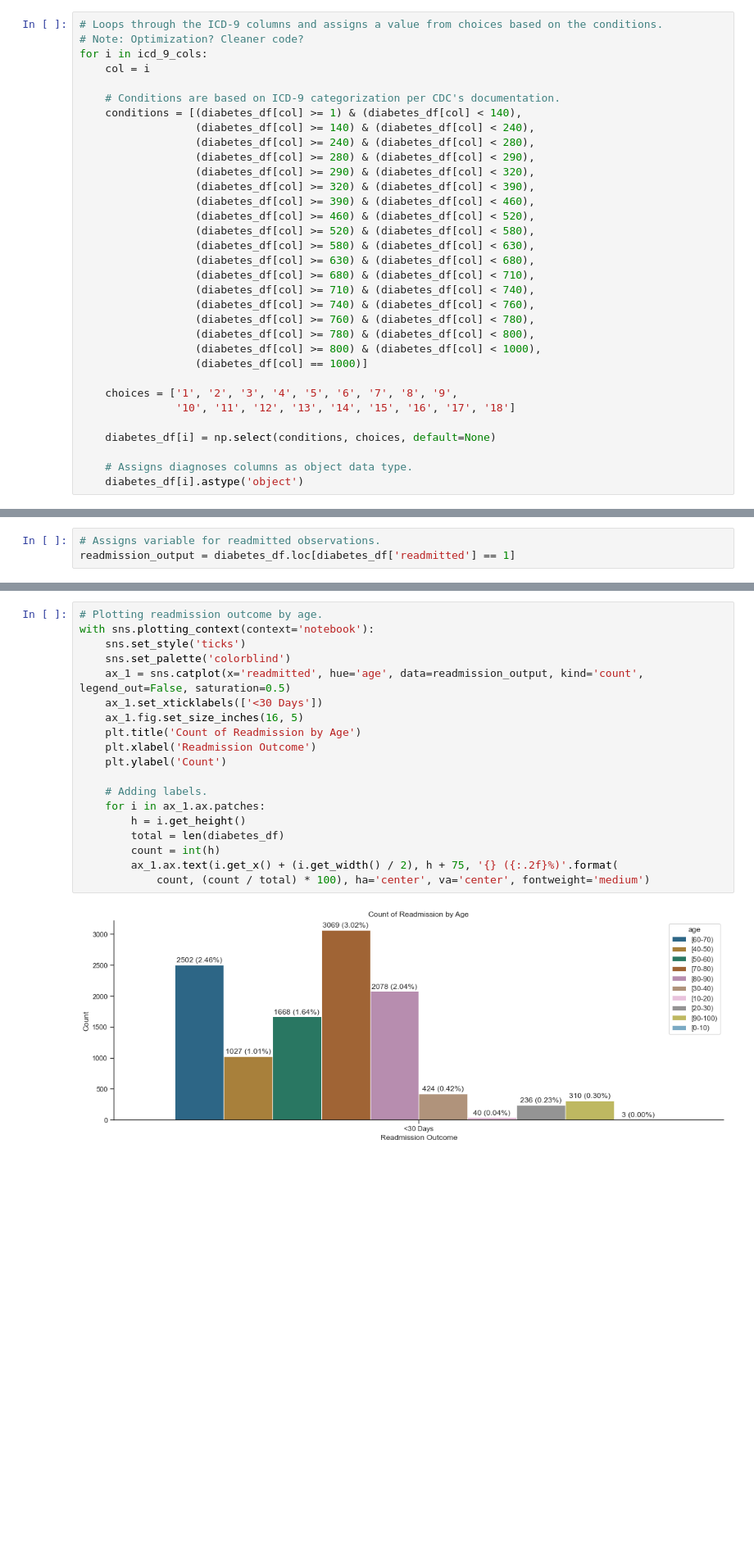
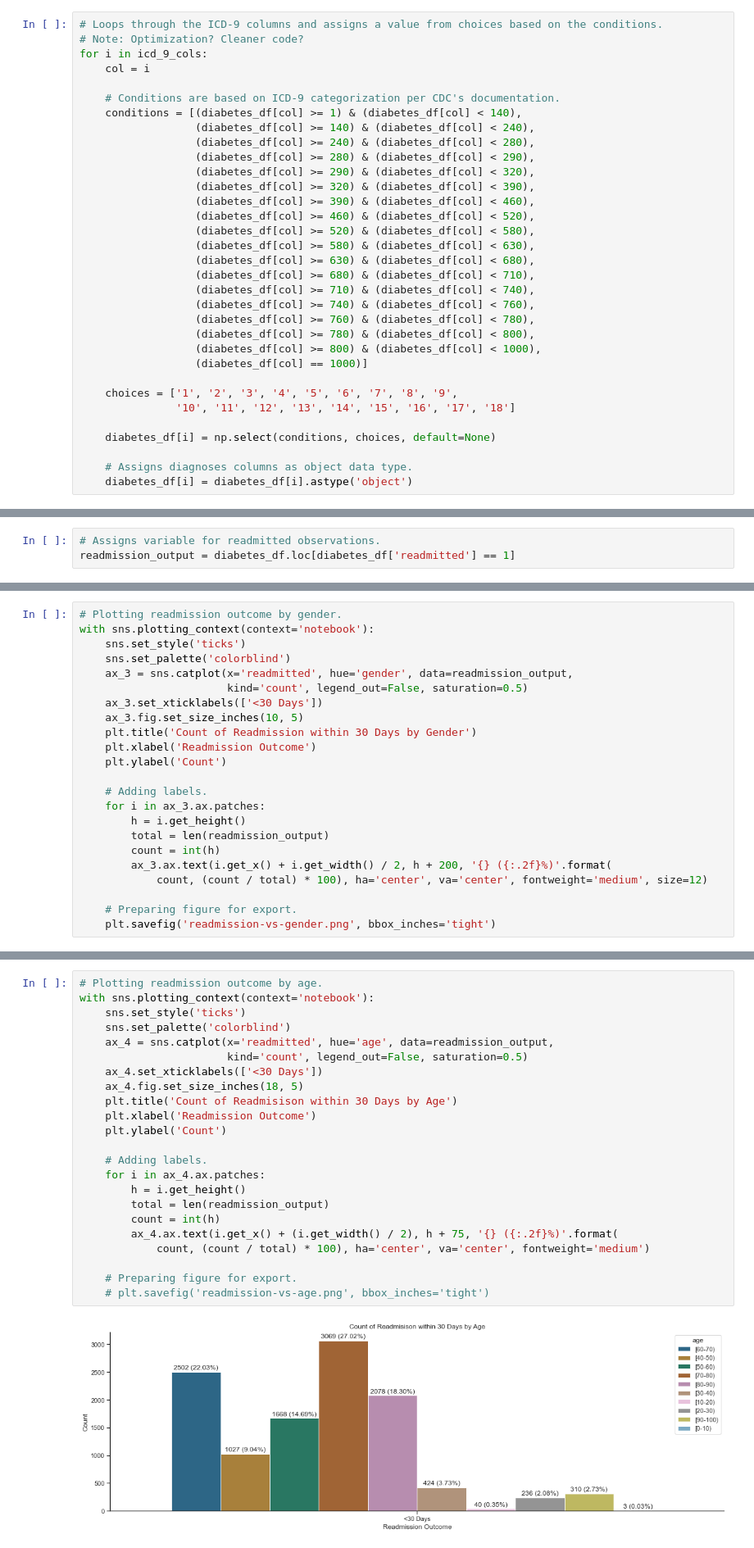
Before and after one commit to johncarloluna/diabetes-hospitaliozation, a Jupyter notebook: predicting-readmission.ipynb, the cells around one changed output, grey strips where cells are left out. Shown: that part at 82% size. Cells and saved outputs as stored; diff of their text form; blank space fills up the shorter version.

```diff
--- a/predicting-readmission.ipynb
+++ b/predicting-readmission.ipynb
@@ -246,7 +245,7 @@ for i in icd_9_cols:
     diabetes_df[i] = np.select(conditions, choices, default=None)
 
     # Assigns diagnoses columns as object data type.
-    diabetes_df[i].astype('object')
+    diabetes_df[i] = diabetes_df[i].astype('object')
 # %%
 # Dropping columns not useful for analysis. Maybe useful features for future analysis.
 diabetes_df = diabetes_df.drop(columns=['payer_code', 'medical_specialty'])
@@ -308,0 +322,23 @@ with sns.plotting_context(context='notebook'):
+# %%
+# Plotting readmission outcome by gender.
+with sns.plotting_context(context='notebook'):
+    sns.set_style('ticks')
+    sns.set_palette('colorblind')
+    ax_3 = sns.catplot(x='readmitted', hue='gender', data=readmission_output,
+                       kind='count', legend_out=False, saturation=0.5)
+    ax_3.set_xticklabels(['<30 Days'])
+    ax_3.fig.set_size_inches(10, 5)
+    plt.title('Count of Readmission within 30 Days by Gender')
+    plt.xlabel('Readmission Outcome')
+    plt.ylabel('Count')
+
+    # Adding labels.
+    for i in ax_3.ax.patches:
+        h = i.get_height()
+        total = len(readmission_output)
+        count = int(h)
+        ax_3.ax.text(i.get_x() + i.get_width() / 2, h + 200, '{} ({:.2f}%)'.format(
+            count, (count / total) * 100), ha='center', va='center', fontweight='medium', size=12)
+
+    # Preparing figure for export.
+    plt.savefig('readmission-vs-gender.png', bbox_inches='tight')
@@ -309,24 +347,28 @@ with sns.plotting_context(context='notebook'):
 # %%
 # Plotting readmission outcome by age.
 with sns.plotting_context(context='notebook'):
     sns.set_style('ticks')
     sns.set_palette('colorblind')
-    ax_1 = sns.catplot(x='readmitted', hue='age', data=readmission_output, kind='count', legend_out=False, saturation=0.5)
-    ax_1.set_xticklabels(['<30 Days'])
-    ax_1.fig.set_size_inches(16, 5)
-    plt.title('Count of Readmission by Age')
+    ax_4 = sns.catplot(x='readmitted', hue='age', data=readmission_output,
+                       kind='count', legend_out=False, saturation=0.5)
+    ax_4.set_xticklabels(['<30 Days'])
+    ax_4.fig.set_size_inches(18, 5)
+    plt.title('Count of Readmisison within 30 Days by Age')
     plt.xlabel('Readmission Outcome')
     plt.ylabel('Count')
 
     # Adding labels.
-    for i in ax_1.ax.patches:
+    for i in ax_4.ax.patches:
         h = i.get_height()
-        total = len(diabetes_df)
+        total = len(readmission_output)
         count = int(h)
-        ax_1.ax.text(i.get_x() + (i.get_width() / 2), h + 75, '{} ({:.2f}%)'.format(
+        ax_4.ax.text(i.get_x() + (i.get_width() / 2), h + 75, '{} ({:.2f}%)'.format(
             count, (count / total) * 100), ha='center', va='center', fontweight='medium')
+
+    # Preparing figure for export.
+    # plt.savefig('readmission-vs-age.png', bbox_inches='tight')
 # %% [output]
-[figure, old version]
+[figure, new version]
 # %%
 # Plotting readmission outcome by weight.
 with sns.plotting_context(context='notebook'):
```
Also changed, not shown: parts of 22 cells of this notebook, 7 other files.
